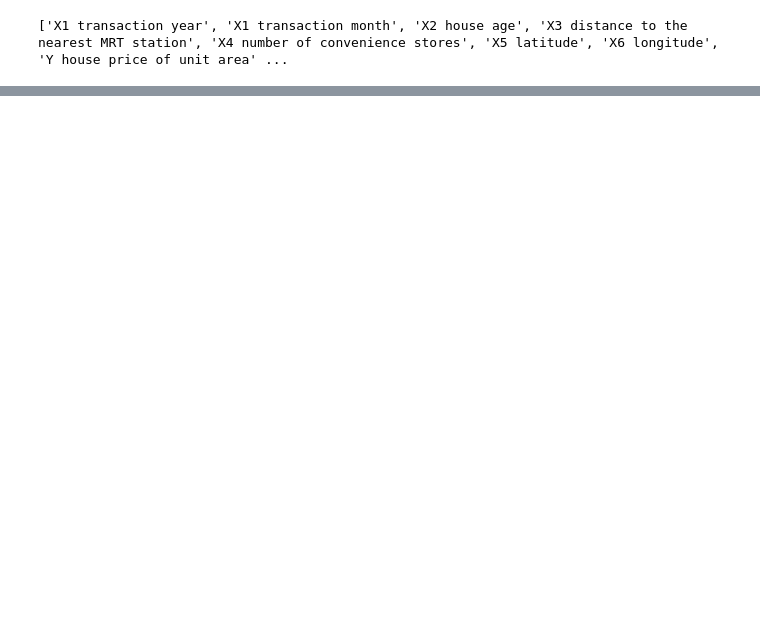
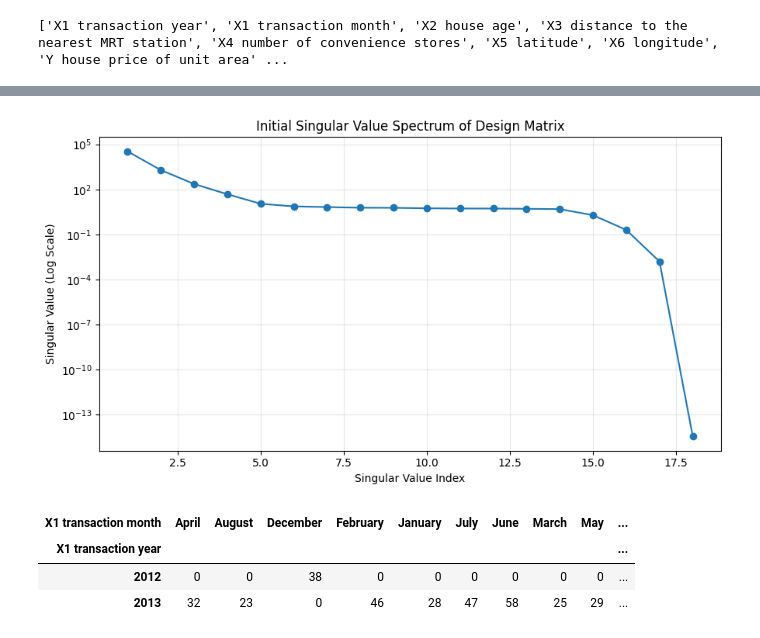
Before and after one commit to Roaljh/Ridge, a Jupyter notebook: notebooks/implementation/09_ols_normal_equations.ipynb, the cells around one changed output, grey strips where cells are left out. Saved outputs shown, nothing was run; the diff lists cells and outputs as text; code cells hidden in the pictures; blank space fills up the shorter version.

```diff
--- a/notebooks/implementation/09_ols_normal_equations.ipynb
+++ b/notebooks/implementation/09_ols_normal_equations.ipynb
@@ -4,4 +5,8 @@ import pandas as pd
 from pathlib import Path
+# %%
+results = Path("../../results/implementation")
+figures = results/"figures"
+tables = results/"tables"
 # %%
 df = pd.read_csv("../../data/processed/real_estate_data_updated.csv")
 print("Dataset shape:", df.shape)
@@ -30,0 +193,17 @@ numerical_features = [
+# %%
+# singular value analysis
+
+singular_values = np.linalg.svd(
+    x_design, compute_uv=False
+)
+
+print("Singular Values")
+print(singular_values)
+
+print("\nLargest Singular Value:", singular_values[0])
+print("Smallest Singular Value:", singular_values[-1])
+
+print(
+    "\nCondition Number:",
+    singular_values[0] / singular_values[-1]
+)
@@ -30,0 +222,40 @@ numerical_features = [
+# %%
+# vizualize the above results
+
+plt.figure(figsize=(9, 5))
+plt.semilogy(
+    range(1, len(singular_values) + 1),
+    singular_values,
+    marker="o"
+)
+
+plt.title("Initial Singular Value Spectrum of Design Matrix")
+plt.xlabel("Singular Value Index")
+plt.ylabel("Singular Value (Log Scale)")
+plt.grid(alpha=0.3)
+plt.tight_layout()
+
+plt.savefig(
+    figures /"ols_normal_equations_initial_singular_values.png",
+    dpi=300,
+    bbox_inches="tight"
+)
+
+plt.show()
+plt.close()
+# %% [output]
+[figure, added]
+# %%
+# year-month dependency investigation
+
+year_month_table = pd.crosstab(
+    df["X1 transaction year"],
+    df["X1 transaction month"]
+)
+
+display(year_month_table)
+# %% [output]
+| X1 transaction month | April | August | December | February | January | July | June | March | May | ... |
+| X1 transaction year |  |  |  |  |  |  |  |  |  | ... |
+| 2012 | 0 | 0 | 38 | 0 | 0 | 0 | 0 | 0 | 0 | ... |
+| 2013 | 32 | 23 | 0 | 46 | 28 | 47 | 58 | 25 | 29 | ... |
```
Also changed, not shown: parts of 31 cells of this notebook, 44 other files.
